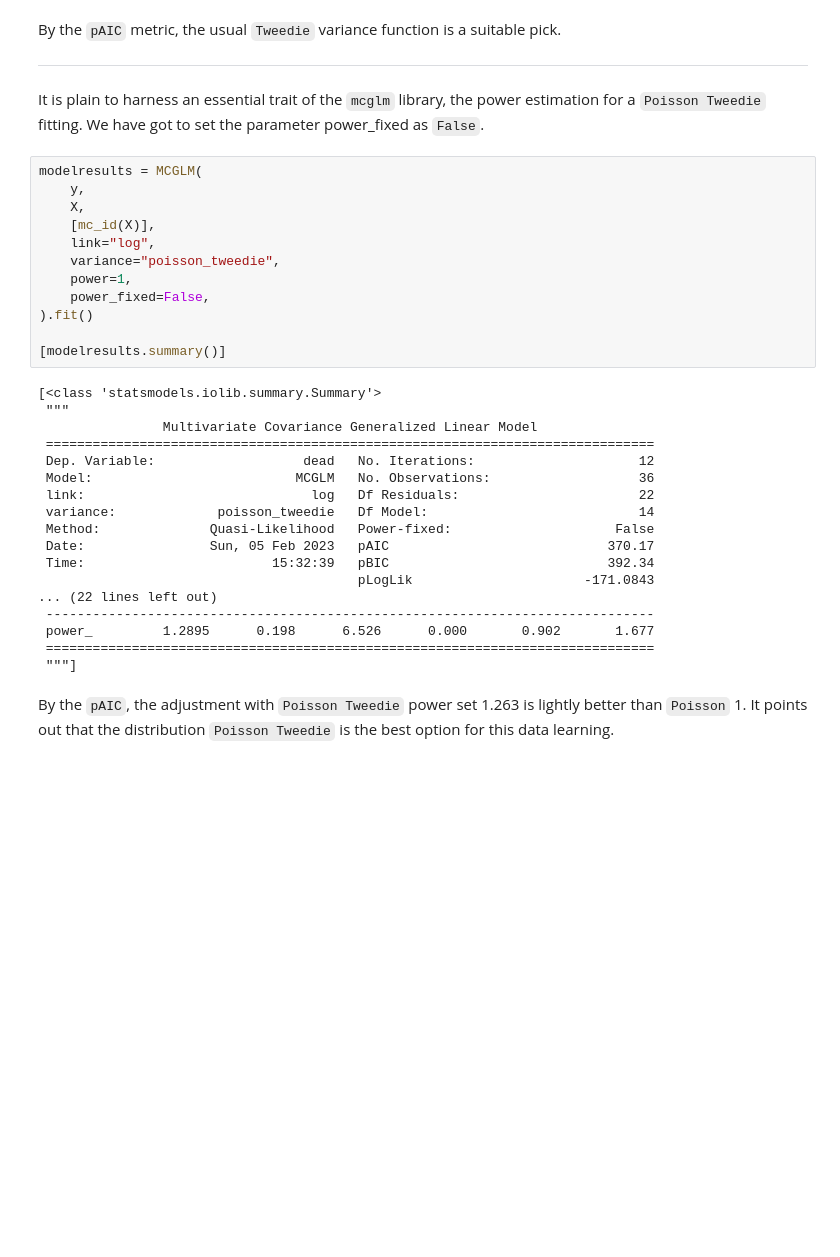
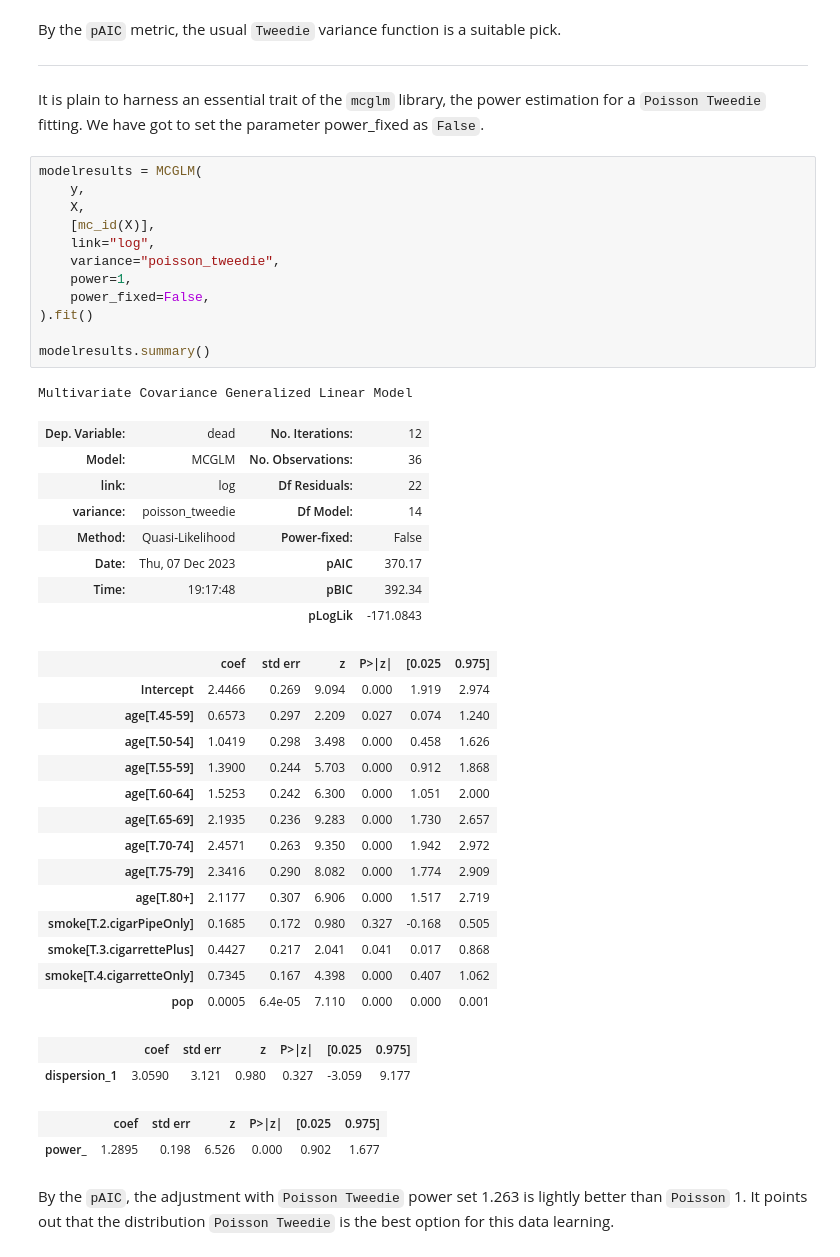
Before and after one commit to jeancmaia/mcglm, a Jupyter notebook: nbks/tutorial_mcglm.ipynb, the cells around one changed output. Cells and saved outputs as stored; diff of their text form; blank space fills up the shorter version.

```diff
--- a/nbks/tutorial_mcglm.ipynb
+++ b/nbks/tutorial_mcglm.ipynb
@@ -372,33 +395,43 @@ It is plain to harness an essential trait of the `mcglm` library, the power esti
 # %%
 modelresults = MCGLM(
     y,
     X,
     [mc_id(X)],
     link="log",
     variance="poisson_tweedie",
     power=1,
     power_fixed=False,
 ).fit()
 
-[modelresults.summary()]
+modelresults.summary()
 # %% [output]
-[<class 'statsmodels.iolib.summary.Summary'>
- """
-                Multivariate Covariance Generalized Linear Model
- ==============================================================================
- Dep. Variable:                   dead   No. Iterations:                     12
- Model:                          MCGLM   No. Observations:                   36
- link:                             log   Df Residuals:                       22
- variance:             poisson_tweedie   Df Model:                           14
- Method:              Quasi-Likelihood   Power-fixed:                     False
- Date:                Sun, 05 Feb 2023   pAIC                            370.17
- Time:                        15:32:39   pBIC                            392.34
-                                         pLogLik                      -171.0843
-... (22 lines left out)
- ------------------------------------------------------------------------------
- power_         1.2895      0.198      6.526      0.000       0.902       1.677
- ==============================================================================
- """]
+Multivariate Covariance Generalized Linear Model
+| Dep. Variable: | dead | No. Iterations: | 12 |
+| Model: | MCGLM | No. Observations: | 36 |
+| link: | log | Df Residuals: | 22 |
+| variance: | poisson_tweedie | Df Model: | 14 |
+| Method: | Quasi-Likelihood | Power-fixed: | False |
+| Date: | Thu, 07 Dec 2023 | pAIC | 370.17 |
+| Time: | 19:17:48 | pBIC | 392.34 |
+|  |  | pLogLik | -171.0843 |
+|  | coef | std err | z | P>|z| | [0.025 | 0.975] |
+| Intercept | 2.4466 | 0.269 | 9.094 | 0.000 | 1.919 | 2.974 |
+| age[T.45-59] | 0.6573 | 0.297 | 2.209 | 0.027 | 0.074 | 1.240 |
+| age[T.50-54] | 1.0419 | 0.298 | 3.498 | 0.000 | 0.458 | 1.626 |
+| age[T.55-59] | 1.3900 | 0.244 | 5.703 | 0.000 | 0.912 | 1.868 |
+| age[T.60-64] | 1.5253 | 0.242 | 6.300 | 0.000 | 1.051 | 2.000 |
+| age[T.65-69] | 2.1935 | 0.236 | 9.283 | 0.000 | 1.730 | 2.657 |
+| age[T.70-74] | 2.4571 | 0.263 | 9.350 | 0.000 | 1.942 | 2.972 |
+| age[T.75-79] | 2.3416 | 0.290 | 8.082 | 0.000 | 1.774 | 2.909 |
+| age[T.80+] | 2.1177 | 0.307 | 6.906 | 0.000 | 1.517 | 2.719 |
+| smoke[T.2.cigarPipeOnly] | 0.1685 | 0.172 | 0.980 | 0.327 | -0.168 | 0.505 |
+| smoke[T.3.cigarrettePlus] | 0.4427 | 0.217 | 2.041 | 0.041 | 0.017 | 0.868 |
+| smoke[T.4.cigarretteOnly] | 0.7345 | 0.167 | 4.398 | 0.000 | 0.407 | 1.062 |
+| pop | 0.0005 | 6.4e-05 | 7.110 | 0.000 | 0.000 | 0.001 |
+|  | coef | std err | z | P>|z| | [0.025 | 0.975] |
+| dispersion_1 | 3.0590 | 3.121 | 0.980 | 0.327 | -3.059 | 9.177 |
+|  | coef | std err | z | P>|z| | [0.025 | 0.975] |
+| power_ | 1.2895 | 0.198 | 6.526 | 0.000 | 0.902 | 1.677 |
 # %% [markdown]
 By the `pAIC`, the adjustment with `Poisson Tweedie` power set 1.263 is lightly better than `Poisson` 1. It points out that the distribution `Poisson Tweedie` is the best option for this data learning.
 # %% [markdown]
```
Also changed, not shown: parts of 18 cells of this notebook, 4 other files.
